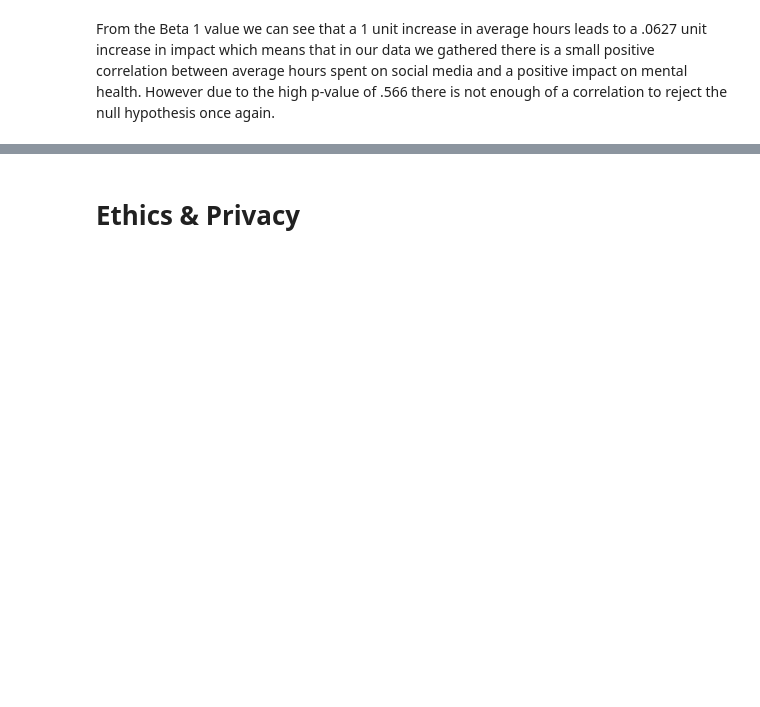
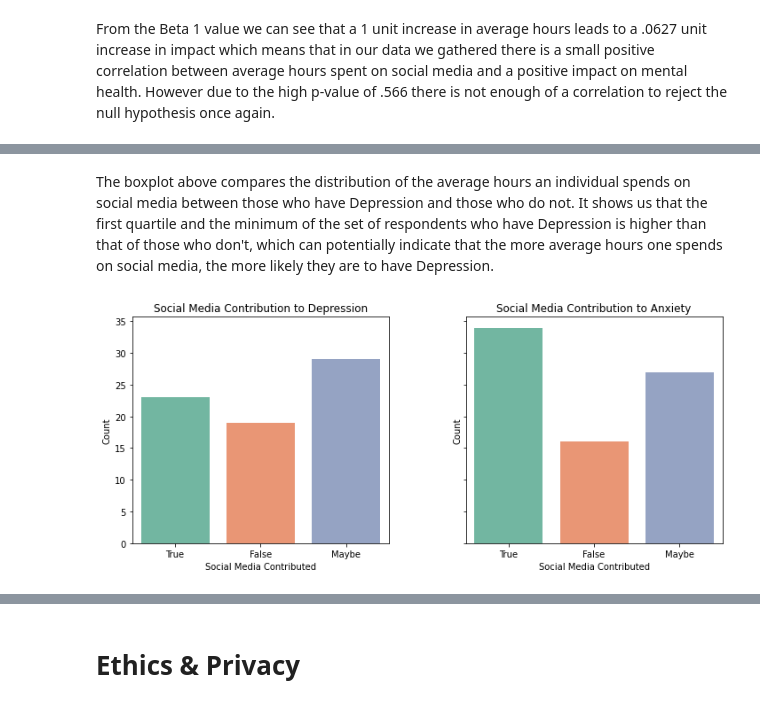
Before and after one commit to CHXBilly/GOGS108-Final-Proejct, a Jupyter notebook: FinalProject_group036.ipynb, the cells around one changed output, grey strips where cells are left out. Saved outputs shown, nothing was run; the diff lists cells and outputs as text; code cells hidden in the pictures; blank space fills up the shorter version.

```diff
--- a/FinalProject_group036.ipynb
+++ b/FinalProject_group036.ipynb
@@ -358,0 +294,17 @@ ax.set_ylabel("Proportion of respondents");
+# %% [markdown]
+The boxplot above compares the distribution of the average hours an individual spends on social media between those who have Depression and those who do not. It shows us that the first quartile and the minimum of the set of respondents who have Depression is higher than that of those who don't, which can potentially indicate that the more average hours one spends on social media, the more likely they are to have Depression.
+# %%
+fig, ax = plt.subplots(1,2,sharey=True,figsize=(10,4.5))
+ax1 = sns.countplot(x='SM contributed', data=df[df['Depression'] == True], ax=ax[0], order=[True, False, 'Maybe'], palette='Set2')
+ax1.set_title('Social Media Contribution to Depression')
+ax1.set_ylabel('Count')
+ax1.set_xlabel('Social Media Contributed')
+ax2 = sns.countplot(x='SM contributed', data=df[df['Anxiety'] == True], ax=ax[1], order=[True, False, 'Maybe'], palette='Set2')
+ax2.set_title('Social Media Contribution to Anxiety')
+ax2.set_ylabel('Count')
+ax2.set_xlabel('Social Media Contributed')
+
+fig.tight_layout()
+plt.subplots_adjust(wspace=0.3)
+# %% [output]
+[figure, added]
```
Also changed, not shown: parts of 58 cells of this notebook.
